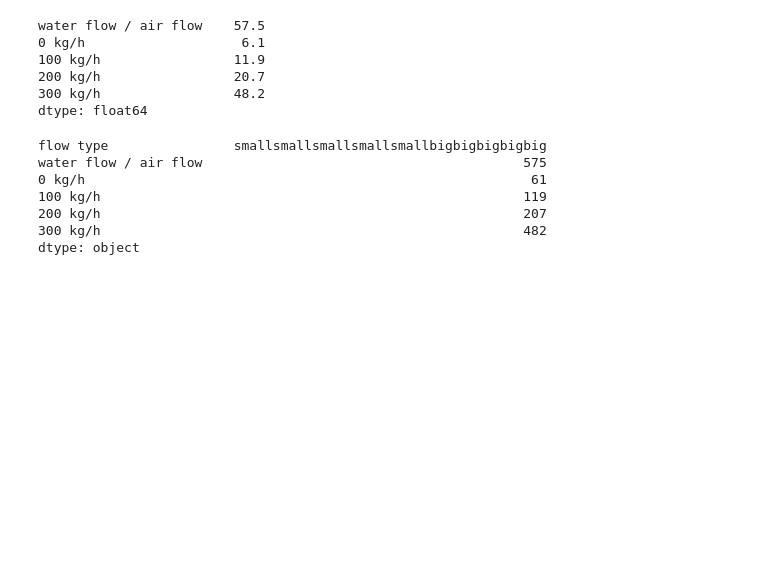
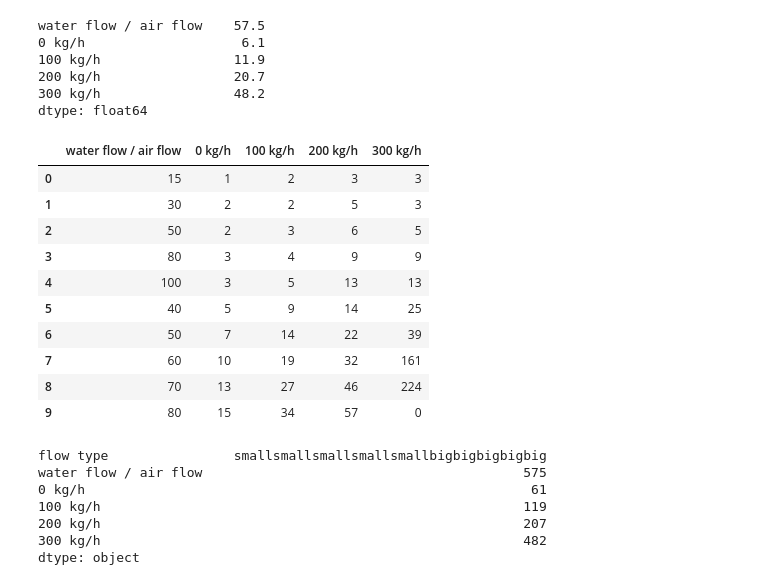
Before and after one commit to FiammettaC/Chemical-Reaction-Engineering-in-Python, a Jupyter notebook: week02/theory/2_dataframes.ipynb, the cells around one changed output. Cells and saved outputs as stored; diff of their text form; code cells hidden in the pictures; blank space fills up the shorter version.

```diff
--- a/week02/theory/2_dataframes.ipynb
+++ b/week02/theory/2_dataframes.ipynb
@@ -94,6 +94,20 @@ water flow / air flow    57.5
 200 kg/h                 20.7
 300 kg/h                 48.2
 dtype: float64
+# %%
+packed_column[['water flow / air flow', '0 kg/h', '100 kg/h', '200 kg/h', '300 kg/h']]
+# %% [output]
+|  | water flow / air flow | 0 kg/h | 100 kg/h | 200 kg/h | 300 kg/h |
+| 0 | 15 | 1 | 2 | 3 | 3 |
+| 1 | 30 | 2 | 2 | 5 | 3 |
+| 2 | 50 | 2 | 3 | 6 | 5 |
+| 3 | 80 | 3 | 4 | 9 | 9 |
+| 4 | 100 | 3 | 5 | 13 | 13 |
+| 5 | 40 | 5 | 9 | 14 | 25 |
+| 6 | 50 | 7 | 14 | 22 | 39 |
+| 7 | 60 | 10 | 19 | 32 | 161 |
+| 8 | 70 | 13 | 27 | 46 | 224 |
+| 9 | 80 | 15 | 34 | 57 | 0 |
 # %%
 # calculate the sum of each column
 packed_column.sum()
```
Also changed, not shown: 7 other files.
